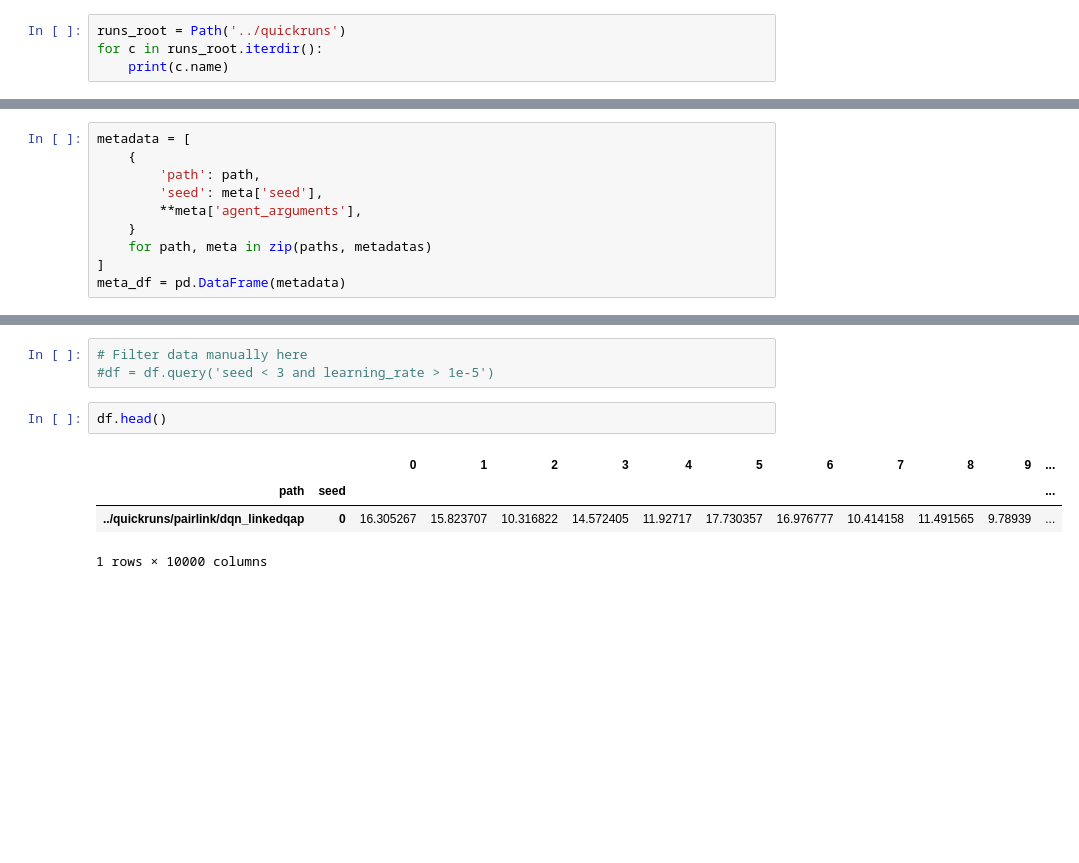
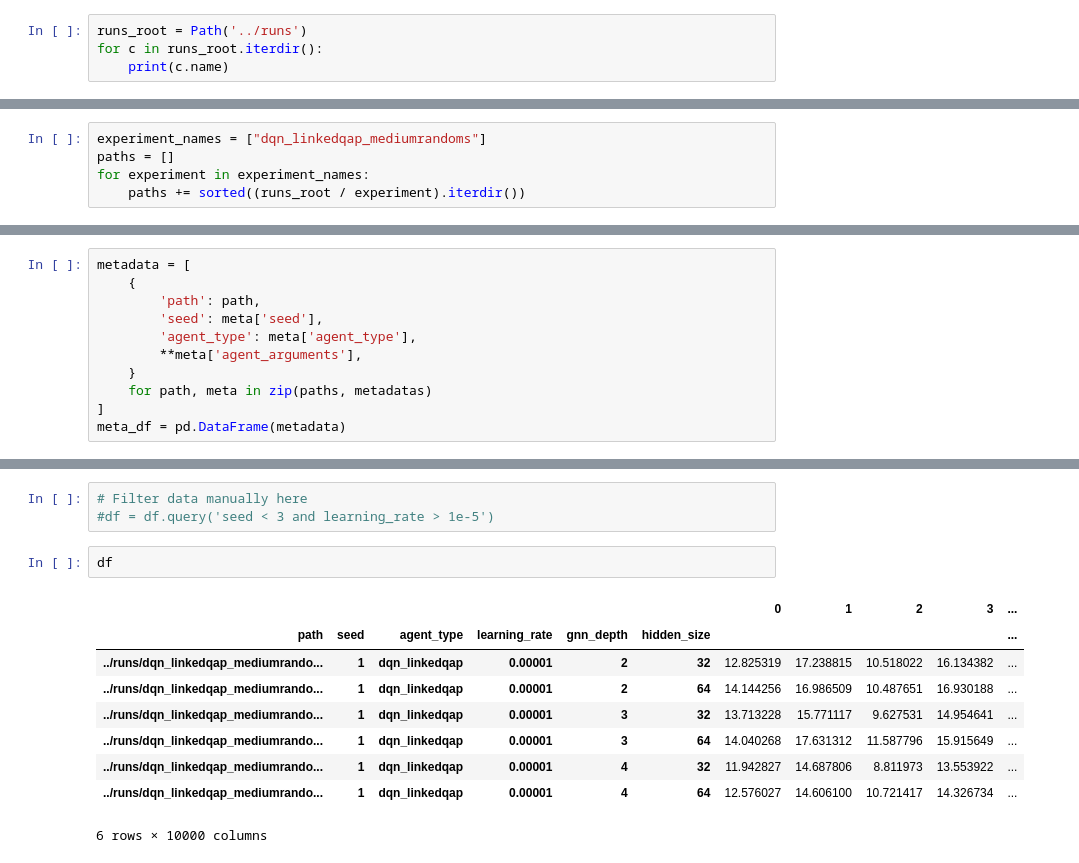
Before and after one commit to timgott/DeepQAP, a Jupyter notebook: evaluation/plots.ipynb, the cells around one changed output, grey strips where cells are left out. Saved outputs shown, nothing was run; the diff lists cells and outputs as text; blank space fills up the shorter version.

```diff
--- a/evaluation/plots.ipynb
+++ b/evaluation/plots.ipynb
@@ -4,7 +4,7 @@ import matplotlib.pyplot as plt
 from pathlib import Path
 import pandas as pd
 # %%
-runs_root = Path('../quickruns')
+runs_root = Path('../runs')
 for c in runs_root.iterdir():
     print(c.name)
 # %% [output]
@@ -24,3 +19,8 @@ paths = list(sorted((runs_root / experiment_name).iterdir()))
+# %%
+experiment_names = ["dqn_linkedqap_mediumrandoms"]
+paths = []
+for experiment in experiment_names:
+    paths += sorted((runs_root / experiment).iterdir())
 # %%
 import drlqap.experiment as exp
 # %%
@@ -33,6 +43,7 @@ metadata = [
     {
         'path': path,
         'seed': meta['seed'],
+        'agent_type': meta['agent_type'],
         **meta['agent_arguments'],
     }
     for path, meta in zip(paths, metadatas)
@@ -46,12 +57,17 @@ df = pd.DataFrame(values, index = meta_index)
 # Filter data manually here
 #df = df.query('seed < 3 and learning_rate > 1e-5')
 # %%
-df.head()
+df
 # %% [output]
-|  |  | 0 | 1 | 2 | 3 | 4 | 5 | 6 | 7 | 8 | 9 | ... |
-| path | seed |  |  |  |  |  |  |  |  |  |  | ... |
-| ../quickruns/pairlink/dqn_linkedqap | 0 | 16.305267 | 15.823707 | 10.316822 | 14.572405 | 11.92717 | 17.730357 | 16.976777 | 10.414158 | 11.491565 | 9.78939 | ... |
+|  |  |  |  |  |  | 0 | 1 | 2 | 3 | ... |
+| path | seed | agent_type | learning_rate | gnn_depth | hidden_size |  |  |  |  | ... |
+| ../runs/dqn_linkedqap_mediumrando... | 1 | dqn_linkedqap | 0.00001 | 2 | 32 | 12.825319 | 17.238815 | 10.518022 | 16.134382 | ... |
+| ../runs/dqn_linkedqap_mediumrando... | 1 | dqn_linkedqap | 0.00001 | 2 | 64 | 14.144256 | 16.986509 | 10.487651 | 16.930188 | ... |
+| ../runs/dqn_linkedqap_mediumrando... | 1 | dqn_linkedqap | 0.00001 | 3 | 32 | 13.713228 | 15.771117 | 9.627531 | 14.954641 | ... |
+| ../runs/dqn_linkedqap_mediumrando... | 1 | dqn_linkedqap | 0.00001 | 3 | 64 | 14.040268 | 17.631312 | 11.587796 | 15.915649 | ... |
+| ../runs/dqn_linkedqap_mediumrando... | 1 | dqn_linkedqap | 0.00001 | 4 | 32 | 11.942827 | 14.687806 | 8.811973 | 13.553922 | ... |
+| ../runs/dqn_linkedqap_mediumrando... | 1 | dqn_linkedqap | 0.00001 | 4 | 64 | 12.576027 | 14.606100 | 10.721417 | 14.326734 | ... |
-1 rows × 10000 columns
+6 rows × 10000 columns
 # %%
 def aggregate(df, key, window, agg):
         return df.groupby(key).aggregate(agg).transpose().rolling(window).mean()
```
Also changed, not shown: parts of 5 cells of this notebook.
